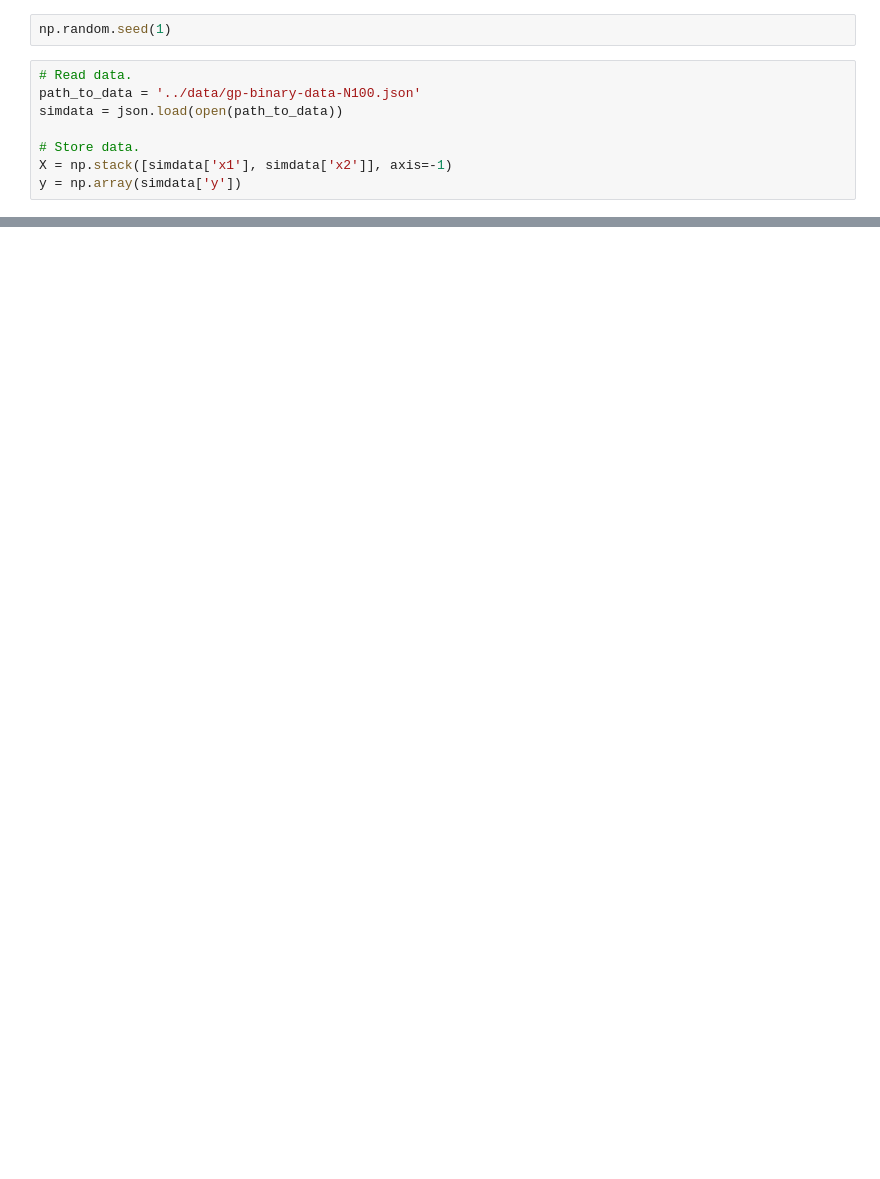
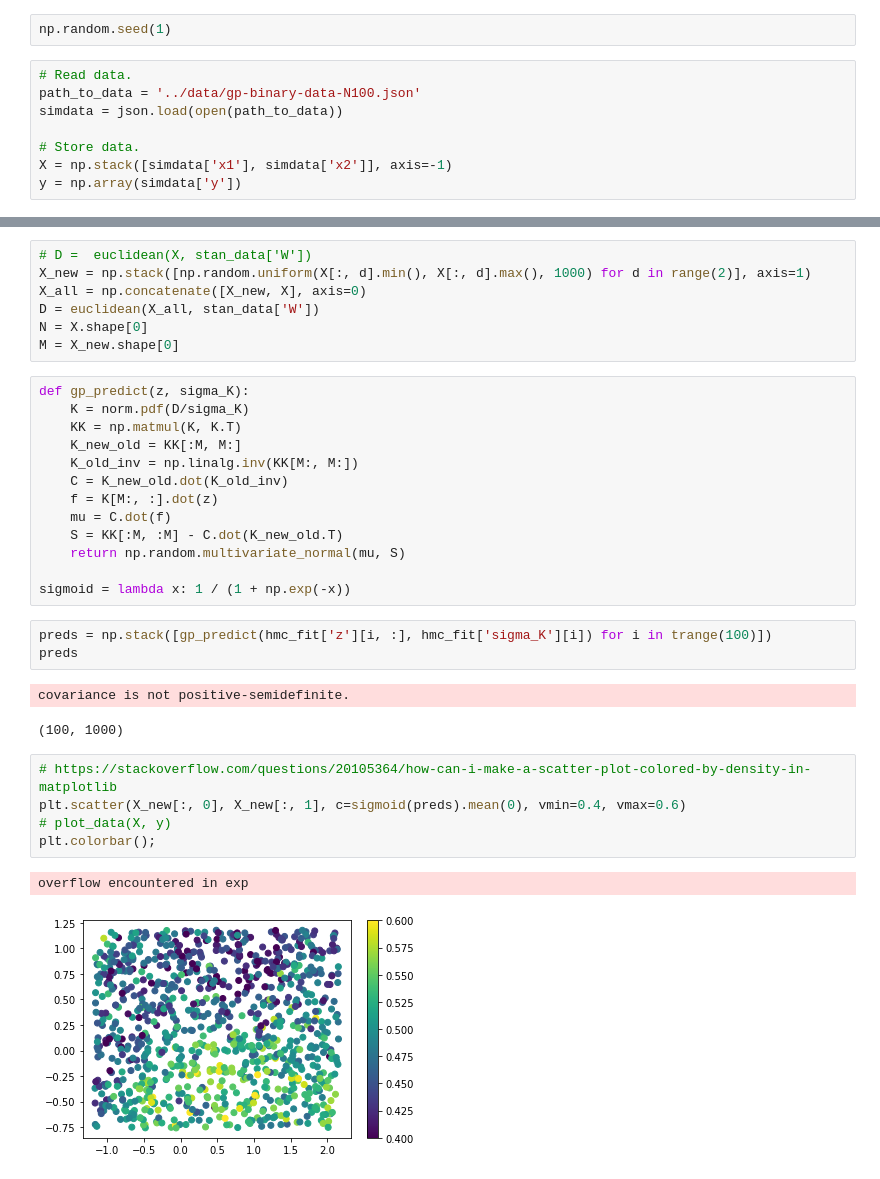
Before and after one commit to luiarthur/TuringBnpBenchmarks, a Jupyter notebook: src/gp-binary/notebooks/gp_binary_stan.ipynb, the cells around one changed output, grey strips where cells are left out. Saved outputs shown, nothing was run; the diff lists cells and outputs as text; blank space fills up the shorter version.

```diff
--- a/src/gp-binary/notebooks/gp_binary_stan.ipynb
+++ b/src/gp-binary/notebooks/gp_binary_stan.ipynb
@@ -49,0 +131,34 @@ plot_data(X, y)
+# %%
+# D =  euclidean(X, stan_data['W'])
+X_new = np.stack([np.random.uniform(X[:, d].min(), X[:, d].max(), 1000) for d in range(2)], axis=1)
+X_all = np.concatenate([X_new, X], axis=0)
+D = euclidean(X_all, stan_data['W'])
+N = X.shape[0]
+M = X_new.shape[0]
+# %%
+def gp_predict(z, sigma_K):
+    K = norm.pdf(D/sigma_K)
+    KK = np.matmul(K, K.T)
+    K_new_old = KK[:M, M:]
+    K_old_inv = np.linalg.inv(KK[M:, M:])
+    C = K_new_old.dot(K_old_inv)
+    f = K[M:, :].dot(z)
+    mu = C.dot(f)
+    S = KK[:M, :M] - C.dot(K_new_old.T)
+    return np.random.multivariate_normal(mu, S)
+
+sigmoid = lambda x: 1 / (1 + np.exp(-x))
+# %%
+preds = np.stack([gp_predict(hmc_fit['z'][i, :], hmc_fit['sigma_K'][i]) for i in trange(100)])
+preds
+# %% [output]
+covariance is not positive-semidefinite.
+(100, 1000)
+# %%
+# https://stackoverflow.com/questions/20105364/how-can-i-make-a-scatter-plot-colored-by-density-in-matplotlib
+plt.scatter(X_new[:, 0], X_new[:, 1], c=sigmoid(preds).mean(0), vmin=0.4, vmax=0.6)
+# plot_data(X, y)
+plt.colorbar();
+# %% [output]
+overflow encountered in exp
+[figure, added]
```
Also changed, not shown: parts of 12 cells of this notebook, 1 other file.
